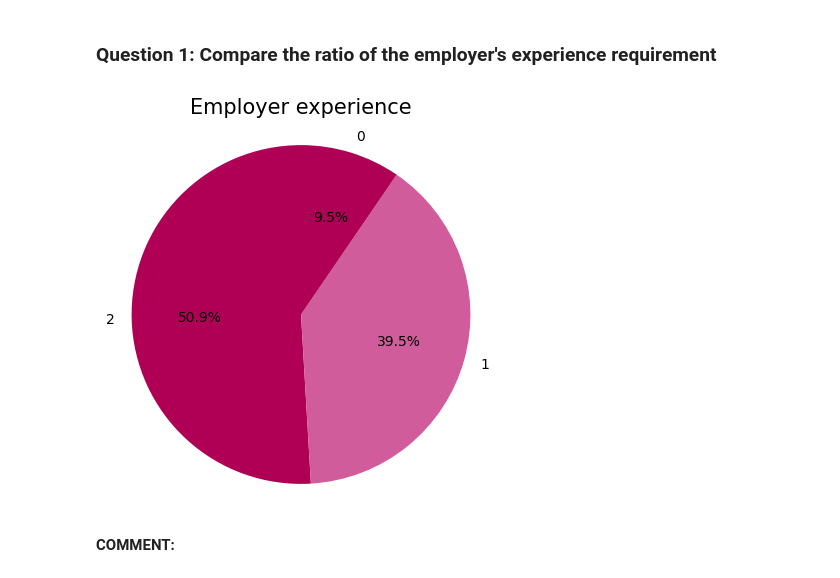
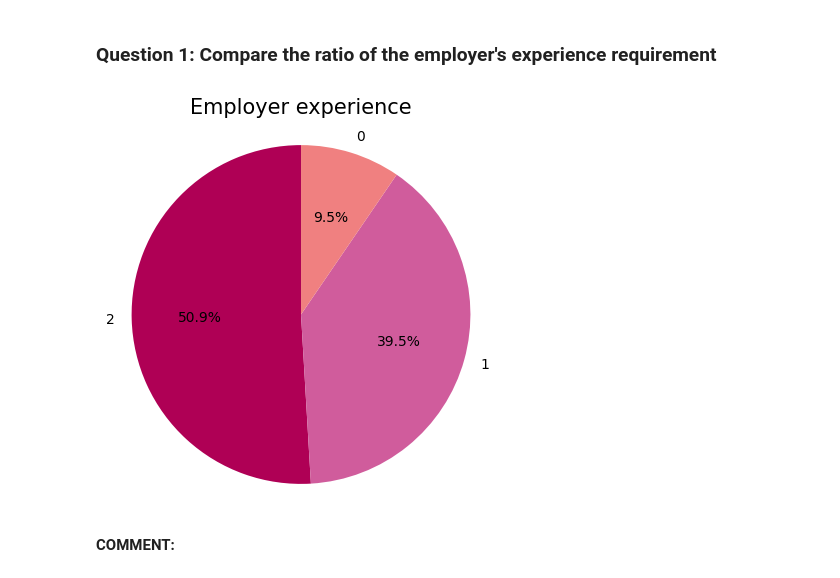
Before and after one commit to vochihieu8320/IDS_GROUP11_2022, a Jupyter notebook: data_explore.ipynb, the cells around one changed output. Cells and saved outputs as stored; diff of their text form; code cells hidden in the pictures.

```diff
--- a/data_explore.ipynb
+++ b/data_explore.ipynb
@@ -366,15 +370,15 @@ df_level
 # %%
 plt.figure(figsize=(8, 5))
 plt.title('Employer experience', fontsize=15)
 plt.pie(df_job['level'].value_counts(),
         labels=df_job['level'].value_counts().keys(),
         textprops={"fontsize":10},
         radius=1.1, startangle=90,
-        colors=['#af0055', '#D05C9C'],
+        colors=['#af0055', '#D05C9C', '#f08080'],
         autopct='%.1f%%')
 plt.show()
 # %% [output]
-[figure, old version]
+[figure, new version]
 # %% [markdown]
 **COMMENT:**
 # %% [markdown]
```
Also changed, not shown: parts of 34 cells of this notebook.
